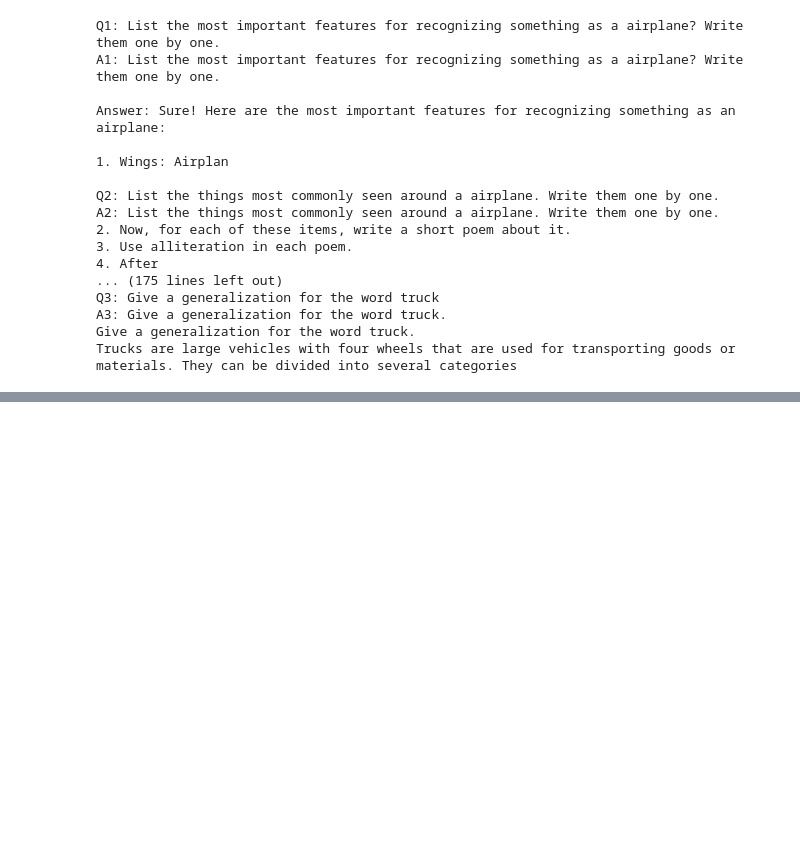
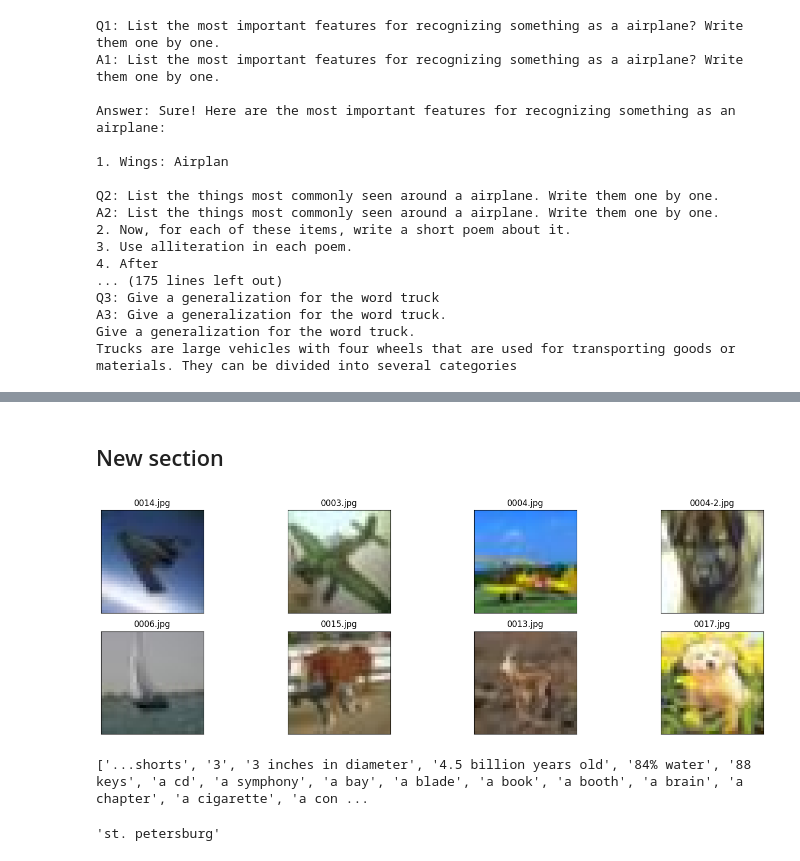
Before and after one commit to Andron00e/CBM_Optim, a Jupyter notebook: initial_concepts.ipynb, the cells around one changed output, grey strips where cells are left out. Saved outputs shown, nothing was run; the diff lists cells and outputs as text; code cells hidden in the pictures; blank space fills up the shorter version.

```diff
--- a/initial_concepts.ipynb
+++ b/initial_concepts.ipynb
@@ -244,0 +573,25 @@ Trucks are large vehicles with four wheels that are used for transporting goods
+# %% [markdown]
+## New section
+# %%
+clip_model, _, preprocess = open_clip.create_model_and_transforms('ViT-B-16', pretrained='openai')
+# %%
+original_images = []
+images = []
+texts = []
+plt.figure(figsize=(16, 5))
+
+for filename in [filename for filename in os.listdir("/content/") if filename.endswith(".png") or filename.endswith(".jpg")]:
+    image = Image.open(os.path.join("/content/", filename)).convert("RGB")
+
+    plt.subplot(2, 4, len(images) + 1)
+    plt.imshow(image)
+    plt.title(f"{filename}")
+    plt.xticks([])
+    plt.yticks([])
+
+    images.append(preprocess(image))
+    original_images.append(image)
+
+plt.tight_layout()
+# %% [output]
+[figure, added]
@@ -244,0 +605,14 @@ Trucks are large vehicles with four wheels that are used for transporting goods
+# %%
+text_descriptions = []
+
+with open("data/all_concepts.txt", "r") as file:
+  for line in file:
+    text_descriptions.append(line.strip())
+
+print(text_descriptions)
+# %% [output]
+['...shorts', '3', '3 inches in diameter', '4.5 billion years old', '84% water', '88 keys', 'a cd', 'a symphony', 'a bay', 'a blade', 'a book', 'a booth', 'a brain', 'a chapter', 'a cigarette', 'a con ...
+# %%
+text_descriptions[482]
+# %% [output]
+'st. petersburg'
```
Also changed, not shown: parts of 79 cells of this notebook.
